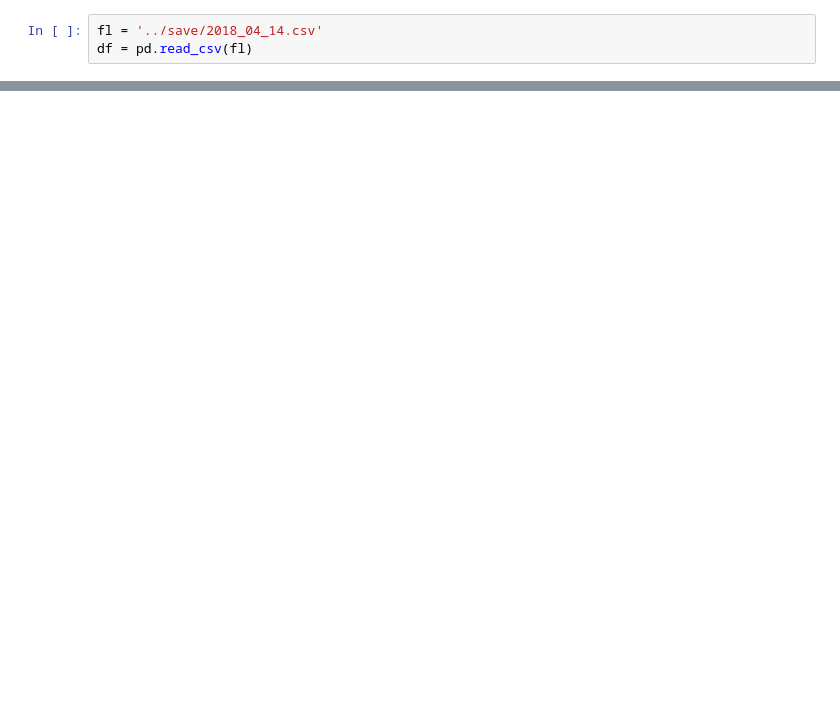
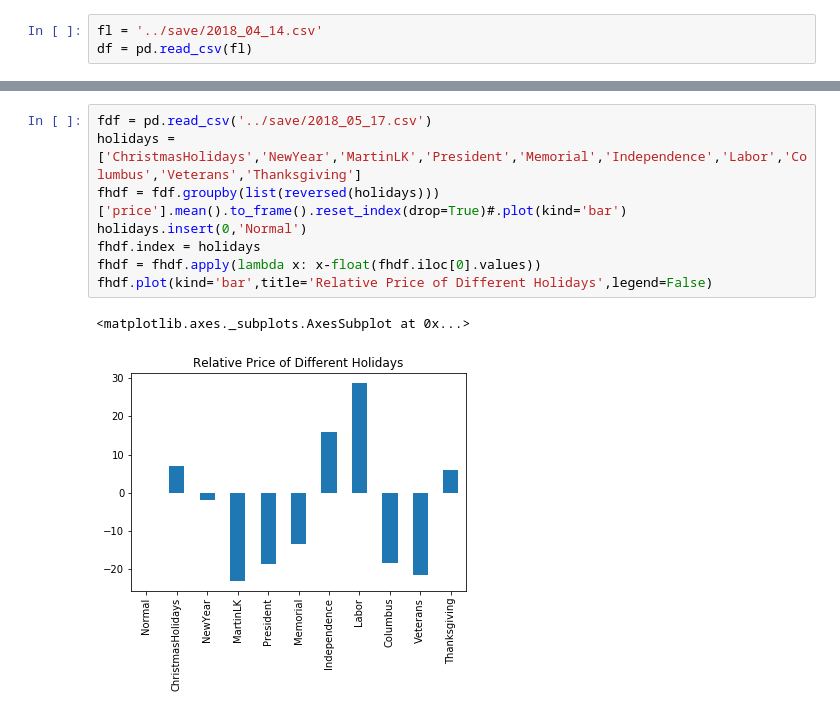
Before and after one commit to hengjiwang/seattle_airbnb_prediction, a Jupyter notebook: clean_and_feature_extraction/data_plot.ipynb, the cells around one changed output, grey strips where cells are left out. Saved outputs shown, nothing was run; the diff lists cells and outputs as text; blank space fills up the shorter version.

```diff
--- a/clean_and_feature_extraction/data_plot.ipynb
+++ b/clean_and_feature_extraction/data_plot.ipynb
@@ -16,0 +93,11 @@ hdf.plot(kind='bar',title='Relative Price of Different Holidays',legend=False)
+# %%
+fdf = pd.read_csv('../save/2018_05_17.csv')
+holidays = ['ChristmasHolidays','NewYear','MartinLK','President','Memorial','Independence','Labor','Columbus','Veterans','Thanksgiving']
+fhdf = fdf.groupby(list(reversed(holidays)))['price'].mean().to_frame().reset_index(drop=True)#.plot(kind='bar')
+holidays.insert(0,'Normal')
+fhdf.index = holidays
+fhdf = fhdf.apply(lambda x: x-float(fhdf.iloc[0].values))
+fhdf.plot(kind='bar',title='Relative Price of Different Holidays',legend=False)
+# %% [output]
+<matplotlib.axes._subplots.AxesSubplot at 0x...>
+[figure, added]
```
Also changed, not shown: parts of 24 cells of this notebook, 9 other files.
